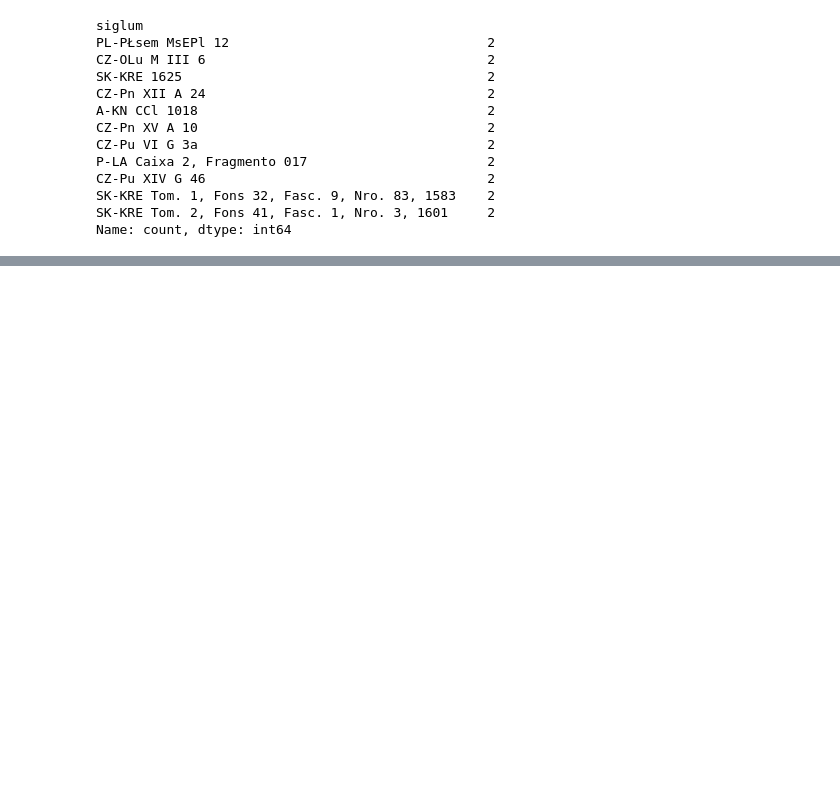
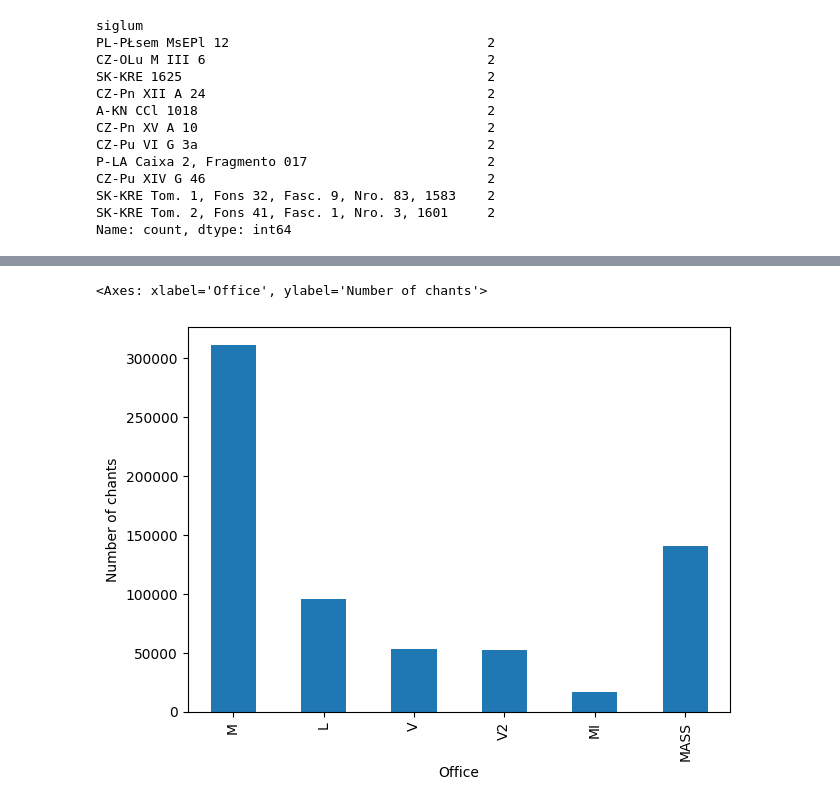
Before and after one commit to dact-chant/PyCantus, a Jupyter notebook: cantuscorpus_1.0/get_dataset_from_scrapes.ipynb, the cells around one changed output, grey strips where cells are left out. Saved outputs shown, nothing was run; the diff lists cells and outputs as text; code cells hidden in the pictures; blank space fills up the shorter version.

```diff
--- a/cantuscorpus_1.0/get_dataset_from_scrapes.ipynb
+++ b/cantuscorpus_1.0/get_dataset_from_scrapes.ipynb
@@ -613,0 +653,7 @@ out of them number of:
+# %%
+# Plot istrbution of chants in selected main offices
+MAIN_OFFICES = ['M', 'L', 'V', 'V2', 'MI', 'MASS']
+chants['office'].value_counts().loc[MAIN_OFFICES].plot(kind='bar', xlabel='Office', ylabel='Number of chants', figsize=(7, 5))
+# %% [output]
+<Axes: xlabel='Office', ylabel='Number of chants'>
+[figure, added]
```
Also changed, not shown: parts of 63 cells of this notebook, 8 other files.
